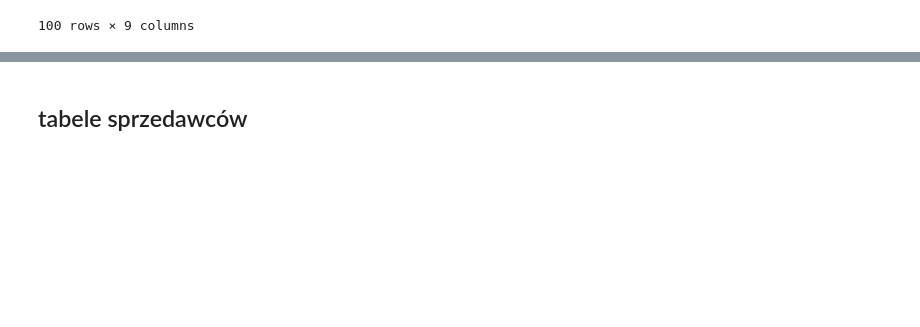
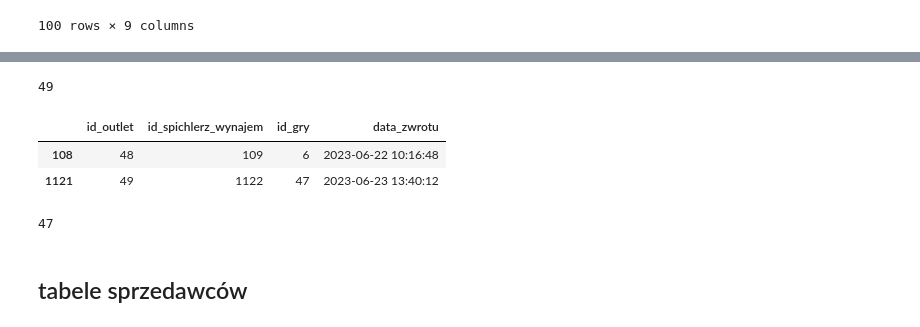
Before and after one commit to tashiamuffin/Cybermachina_26, a Jupyter notebook: N_tabele.ipynb, the cells around one changed output, grey strips where cells are left out. Cells and saved outputs as stored; diff of their text form; code cells hidden in the pictures; blank space fills up the shorter version.

Commit message:
małe poprawki tabel

```diff
--- a/N_tabele.ipynb
+++ b/N_tabele.ipynb
@@ -331,8 +349,8 @@ def format_tabel(wizyty, gry = gry):
     klienci = klienci[["id_klienta", "wizyta", "imię", "nazwisko", "wiek", "adres", "telefon"]] #końcowa tabela klientów
 
     ## ---------------- TABELA SPICHLERZ_WYNAJEM ---------------
-    ceny = gry[["ID","CENA"]]
-    ceny = ceny.rename(columns = {"ID": "id_tytuł", "CENA": "cena"}) ##tymczasowa tabela z cenami
+    ceny = gry[["id_gry","cena"]]
+    ceny = ceny.rename(columns = {"id_gry": "id_tytuł"}) ##tymczasowa tabela z cenami
     ceny["cena_wynajem"] = np.round(0.15*ceny["cena"], 2 ) ###bo ustalamy, że cena wynajmu gry kosztuje 15% jej ceny rynkowej
 
     one = pd.merge(rent_inv, ceny, on="id_tytuł") ##krok pierwszy - połączenie wynajmu z cenami najmu
@@ -340,12 +358,12 @@ def format_tabel(wizyty, gry = gry):
     rental_arch["id_inv"] = [int(i) for i in ids]  ##po random sample zostały float jako typ id, więc wracam na int
     two = rental_arch.drop_duplicates(subset=['id_inv'], keep='last') ##biorę pod uwagę tylko ostatnie wypożyczenie danej gry
 
-    spichlerz_wynajem = pd.merge(one,
+    spichlerz_wynajemt = pd.merge(one,
                              two[["id_inv","return_date"]],
                              on=["id_inv"], how="left").rename(columns =
                                                                {"id_inv": "id_spichlerz_wynajem", "id_tytuł": "id_gry", "return_date": "ostatni_update"})
     ##i ostateczna tabela:
-    spichlerz_wynajem = spichlerz_wynajem[["id_spichlerz_wynajem", "id_gry", "cena_wynajem", "ostatni_update"]]
+    spichlerz_wynajem = spichlerz_wynajemt[["id_spichlerz_wynajem", "id_gry", "ostatni_update"]]
 
     ## ------------------- TABELA SPICHLERZ_SKLEP ---------------
 
@@ -356,23 +374,24 @@ def format_tabel(wizyty, gry = gry):
     shop_arch["id_inv"] = [int(i) for i in ids2] ##znowu zmiana na int
     shop_arch["kupno"] = [d + datetime.timedelta(days=1) for d in shop_arch["kupno"]] ## bo gra jest dostepna 1 dzień po zakupie
     dwa = shop_arch.drop_duplicates(subset=['id_inv'], keep='last') ##znowu patrzymy na ostatnie zakupy
-    spichlerz_sklep = pd.merge(raz,
+    spichlerz_sklept = pd.merge(raz,
                              dwa[["id_inv","kupno"]],
                              on=["id_inv"], how="left").rename(columns =
                                                                {"id_inv": "id_spichlerz_sklep", "id_tytuł": "id_gry", "kupno": "ostatni_update"})
-    spichlerz_sklep = spichlerz_sklep[["id_spichlerz_sklep", "id_gry", "cena_kupno", "ostatni_update"]] ##ostatnia formatka
+    spichlerz_sklep = spichlerz_sklept[["id_spichlerz_sklep", "id_gry", "ostatni_update"]] ##ostatnia formatka
 
     ## ---------------- TABELA WYNAJEM ---------
     sub = pd.merge(rental_arch, tabela_g, on = ["return_date"])[["id_inv", "wizyta", "return_date", "zniszczona", "id_mieszkańca", "id_pracownika"]]
     ##łączymy archiwum z główną tabelą - mamy teraz więcej informacji i dodajemy id klienta
     wynajemt = pd.merge(sub, klienci_mieszkancy, how = "left", on = ["id_mieszkańca"]).rename(columns={"id_inv":"id_spichlerz_wynajem"})
     ## i merge tabeli tymczasowej ze spichlerzem, żeby uzyskać cenę
-    wynajem = pd.merge(wynajemt, spichlerz_wynajem[["id_spichlerz_wynajem","cena_wynajem"]], on=["id_spichlerz_wynajem"], how="left")
+    wynajem = pd.merge(wynajemt, spichlerz_wynajemt[["id_spichlerz_wynajem","cena_wynajem"]], on=["id_spichlerz_wynajem"], how="left")
     ##i ostateczna forma tabeli:
     wynajem =  wynajem.sort_values(by = "wizyta", inplace=False, ascending=True) ##sort po datach
     wynajem = wynajem.rename(columns = {"wizyta": "data_wynajmu", "return_date": "data_zwrotu"}) ##szybki rename
     wynajem["id_transakcji_wynajem"] = range(1, len(wynajem) + 1) ##dodanie id_transakcji
-    wynajem = wynajem[["id_transakcji_wynajem", "id_spichlerz_wynajem", "data_wynajmu", "data_zwrotu", "id_pracownika", "id_klienta", "zniszczona"]]
+    wynajem = wynajem[["id_transakcji_wynajem", "id_spichlerz_wynajem","cena_wynajem", "data_wynajmu", "data_zwrotu",
+                       "id_pracownika", "id_klienta", "zniszczona"]]
 
     ## ----------- TABELA SKLEP --------------------
 
@@ -380,7 +399,8 @@ def format_tabel(wizyty, gry = gry):
     sklept = pd.merge(shop_arch, tabela_g, on="wizyta", how="left")[["id_inv", "wizyta", "id_mieszkańca", "id_pracownika"]]
     sklep = pd.merge(sklept, klienci_mieszkancy, how="left", on = ["id_mieszkańca"]).rename(columns = {"id_inv": "id_spichlerz_sklep"})
     sklep["id_transakcji_sklep"] = range(1, len(sklep) + 1)
-    sklep = sklep[["id_transakcji_sklep", "id_spichlerz_sklep", "wizyta", "id_klienta", "id_pracownika"]]
+    sklep = pd.merge(sklep, spichlerz_sklept[["id_spichlerz_sklep", "cena_kupno"]], on="id_spichlerz_sklep", how="left")
+    sklep = sklep[["id_transakcji_sklep", "id_spichlerz_sklep", "wizyta", "cena_kupno", "id_klienta", "id_pracownika"]]
 
 
     ## -------------- TABELA OUTLET ----------------
@@ -390,13 +410,24 @@ def format_tabel(wizyty, gry = gry):
     outlet_arch["id_inv"] = [int(i) for i in ids]
     outlet_arch = outlet_arch.rename(columns = {"id_inv":"id_spichlerz_wynajem", "date":"wizyta"})
     out = pd.merge(outlet_arch, tabela_g, on="wizyta", how="left")[["id_spichlerz_wynajem", "wizyta", "id_mieszkańca", "id_pracownika"]]
-    out2 = pd.merge(out, spichlerz_wynajem[["id_spichlerz_wynajem", "id_gry", "cena_wynajem"]], on="id_spichlerz_wynajem", how="left")
-    out2["cena_wynajem"] = [3* c for c in out2["cena_wynajem"]]
+    out2 = pd.merge(out, spichlerz_wynajemt[["id_spichlerz_wynajem", "id_gry", "cena_wynajem"]], on="id_spichlerz_wynajem", how="left")
+    out2["cena_outlet"] = [3* c for c in out2["cena_wynajem"]]
     ##bo ustalamy 45% czyli 3* cenę najmu jako cenę kupna outletowej gry
     outlett = pd.merge(out2, klienci_mieszkancy, how="left", on = ["id_mieszkańca"])
     outlett["id_transakcji_outlet"] = range(1, len(outlett) + 1)
-    outlet = outlett[["id_transakcji_outlet", "id_spichlerz_wynajem", "id_gry", "wizyta", "id_klienta", "id_pracownika"]]
+    outlet = outlett[["id_transakcji_outlet", "id_spichlerz_wynajem", "id_gry","cena_outlet",
+                      "wizyta", "id_klienta", "id_pracownika"]]
 
-    return klienci, spichlerz_wynajem, spichlerz_sklep, wynajem, sklep, outlet
+    ## -------------------TABELA SPICHLERZ_OUTLET --------------
+    spichlerz_outlet = outlet_akt.rename(columns={ "id_inv":"id_spichlerz_wynajem", "return_date":"data_zwrotu"})
+    ids = spichlerz_outlet["id_spichlerz_wynajem"]
+    spichlerz_outlet["id_spichlerz_wynajem"] = [int(i) for i in ids]
+    ids = spichlerz_outlet["id_outlet"]
+    spichlerz_outlet["id_outlet"] = [int(i) for i in ids]
+    ids = spichlerz_outlet["id_gry"]
+    spichlerz_outlet["id_gry"] = [int(i) for i in ids]
+    ##data zwrotu czyli dostępnosci
+
+    return klienci, spichlerz_wynajem, spichlerz_sklep, wynajem, sklep, outlet, spichlerz_outlet
 # %%
 tt = odwiedziny()
@@ -408,3 +457,4 @@ spichlerz_sklep = tab[2]
 wynajem = tab[3]
 sklep = tab[4]
 outlet = tab[5]
+spichlerz_outlet = tab[6]
@@ -572,3 +481,17 @@ sklep
+# %%
+len(wynajem[wynajem["zniszczona"] == 1])
+# %% [output]
+49
+# %%
+spichlerz_outlet
+# %% [output]
+|  | id_outlet | id_spichlerz_wynajem | id_gry | data_zwrotu |
+| 108 | 48 | 109 | 6 | 2023-06-22 10:16:48 |
+| 1121 | 49 | 1122 | 47 | 2023-06-23 13:40:12 |
+# %%
+len(outlet)
+# %% [output]
+47
 # %% [markdown]
 ##  tabele sprzedawców
 # %%
```
Also changed, not shown: parts of 23 cells of this notebook.
